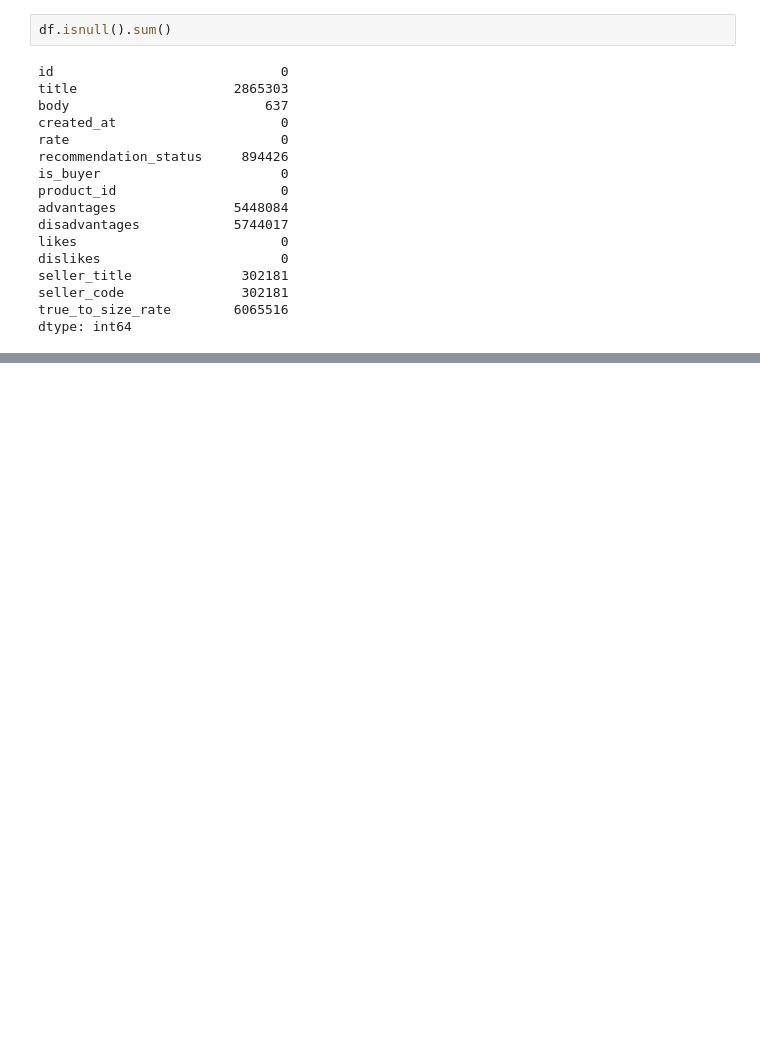
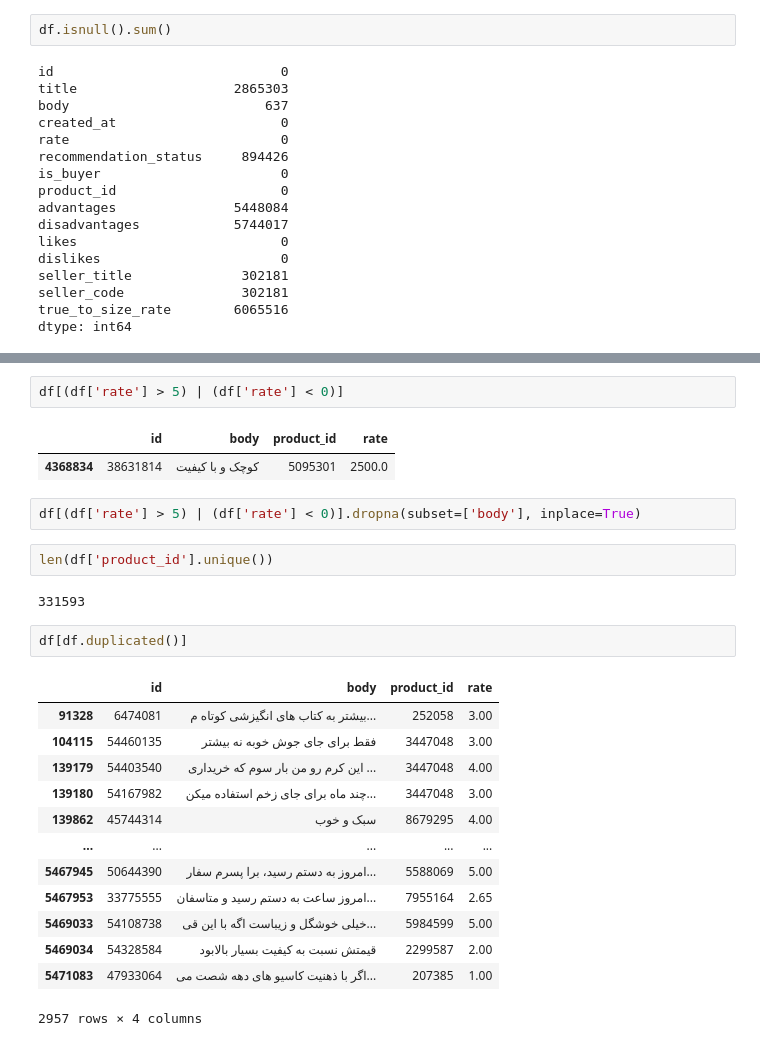
Before and after one commit to atozmax/digikala-comment-recommendation, a Jupyter notebook: notebooks/01-descriptive-analysis.ipynb, the cells around one changed output, grey strips where cells are left out. Drawn from its saved outputs; the diff is of its cells as text; blank space fills up the shorter version.

```diff
--- a/notebooks/01-descriptive-analysis.ipynb
+++ b/notebooks/01-descriptive-analysis.ipynb
@@ -43,0 +197,27 @@ dtype: int64
+# %%
+df[(df['rate'] > 5) | (df['rate'] < 0)]
+# %% [output]
+|  | id | body | product_id | rate |
+| 4368834 | 38631814 | کوچک و با کیفیت | 5095301 | 2500.0 |
+# %%
+df[(df['rate'] > 5) | (df['rate'] < 0)].dropna(subset=['body'], inplace=True)
+# %%
+len(df['product_id'].unique())
+# %% [output]
+331593
+# %%
+df[df.duplicated()]
+# %% [output]
+|  | id | body | product_id | rate |
+| 91328 | 6474081 | بیشتر به کتاب های انگیزشی کوتاه م... | 252058 | 3.00 |
+| 104115 | 54460135 | فقط برای جای جوش خوبه نه بیشتر | 3447048 | 3.00 |
+| 139179 | 54403540 | این کرم رو من بار سوم که خریداری ... | 3447048 | 4.00 |
+| 139180 | 54167982 | چند ماه برای جای زخم استفاده میکن... | 3447048 | 3.00 |
+| 139862 | 45744314 | سبک و خوب | 8679295 | 4.00 |
+| ... | ... | ... | ... | ... |
+| 5467945 | 50644390 | امروز به دستم رسید، برا پسرم سفار... | 5588069 | 5.00 |
+| 5467953 | 33775555 | امروز ساعت به دستم رسید و متاسفان... | 7955164 | 2.65 |
+| 5469033 | 54108738 | خیلی خوشگل و زیباست اگه با این قی... | 5984599 | 5.00 |
+| 5469034 | 54328584 | قیمتش نسبت به کیفیت بسیار بالابود | 2299587 | 2.00 |
+| 5471083 | 47933064 | اگر با ذهنیت کاسیو های دهه شصت می... | 207385 | 1.00 |
+2957 rows × 4 columns
```
Also changed, not shown: parts of 21 cells of this notebook, 9 other files.
